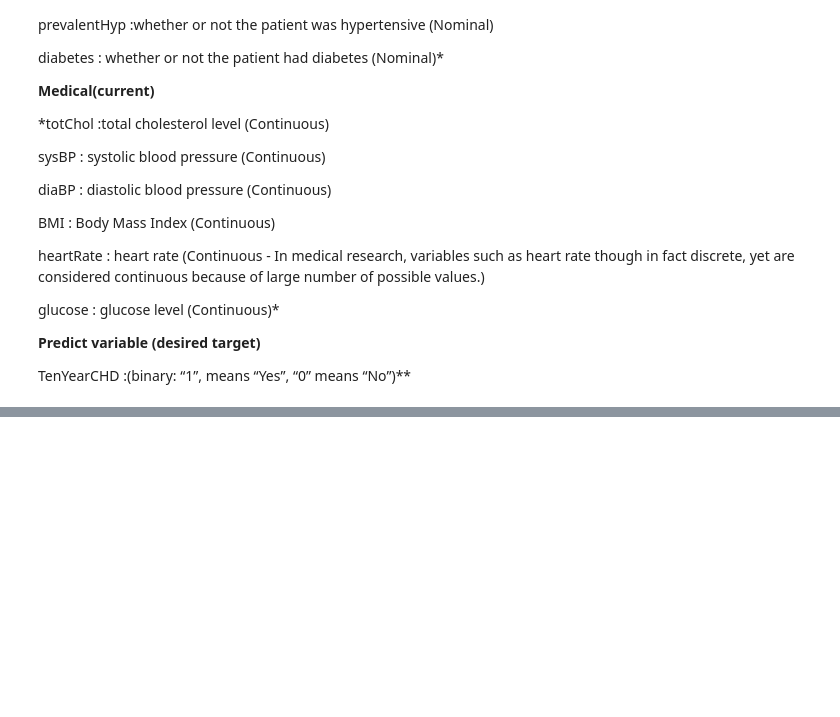
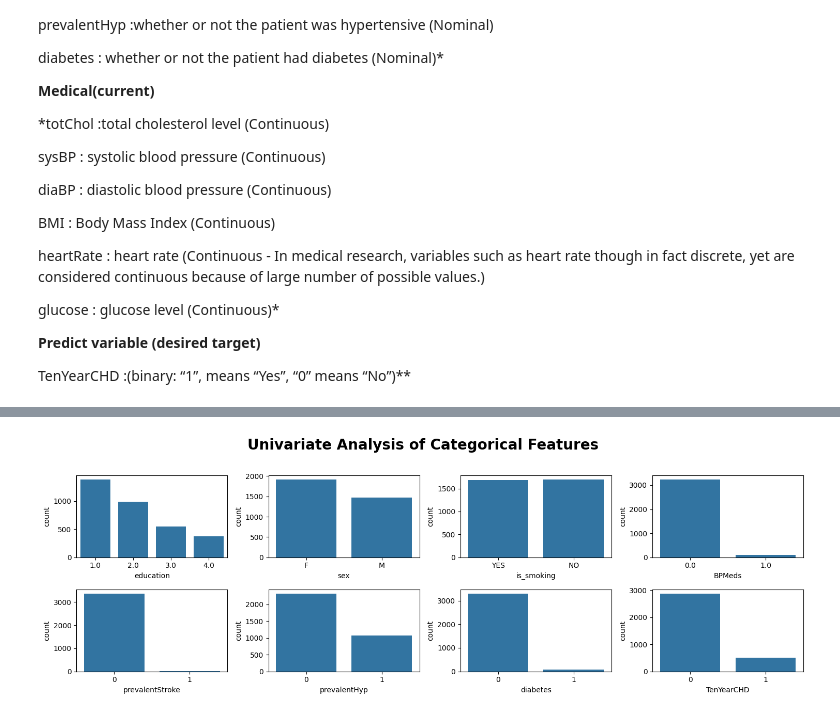
Before and after one commit to Bhoomi413/Predict-CHD-for-Over-10years-Ml, a Jupyter notebook: MlCodeNotebook.ipynb, the cells around one changed output, grey strips where cells are left out. Cells and saved outputs as stored; diff of their text form; code cells hidden in the pictures; blank space fills up the shorter version.

```diff
--- a/MlCodeNotebook.ipynb
+++ b/MlCodeNotebook.ipynb
@@ -280,0 +377,16 @@ TenYearCHD :(binary: “1”, means “Yes”, “0” means “No”)**
+# %%
+# figsize
+plt.figure(figsize=(15,5))
+# title
+plt.suptitle('Univariate Analysis of Categorical Features', fontsize=20, fontweight='bold', y=1.02)
+
+for i,col in enumerate(categorical_features):
+  plt.subplot(2, 4, i+1)            # subplot of 2 rows and 4 columns
+
+  # countplot
+  sns.countplot(x=risk_df[col])
+  # x-axis label
+  plt.xlabel(col)
+  plt.tight_layout()
+# %% [output]
+[figure, added]
```
Also changed, not shown: parts of 12 cells of this notebook.
